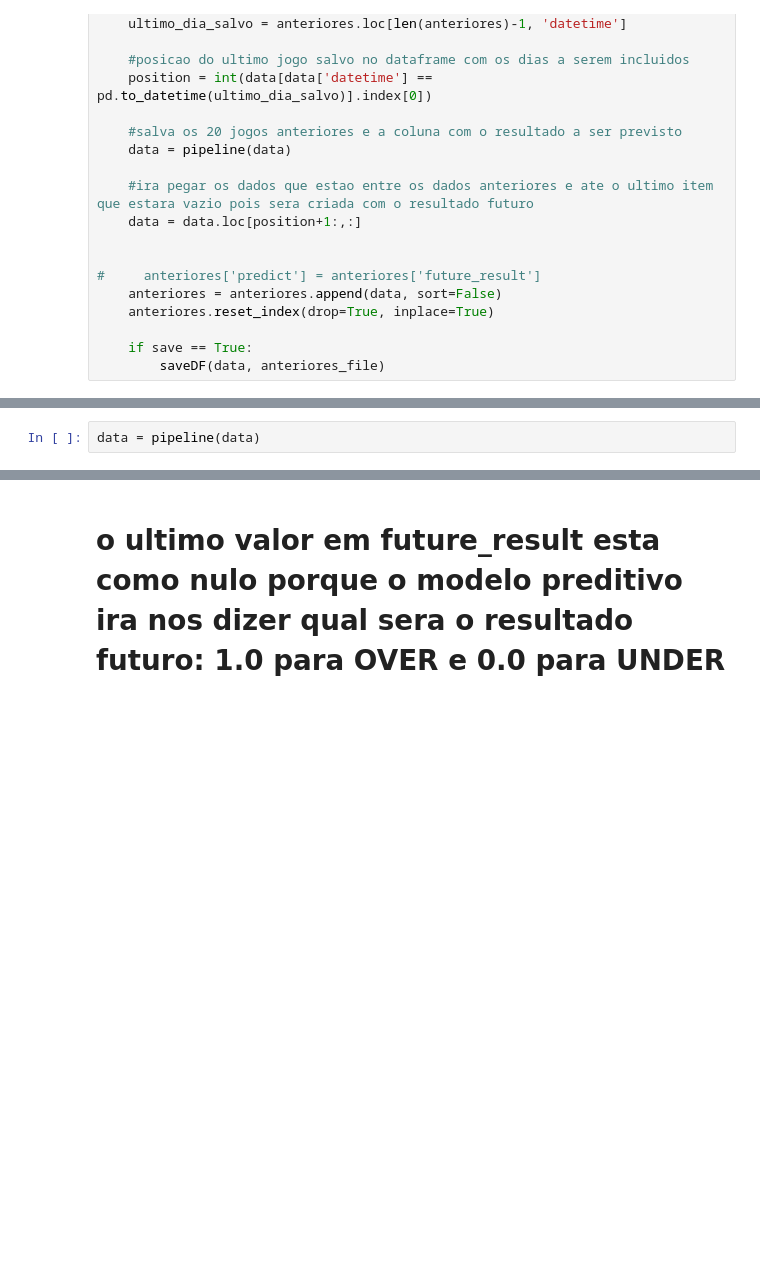
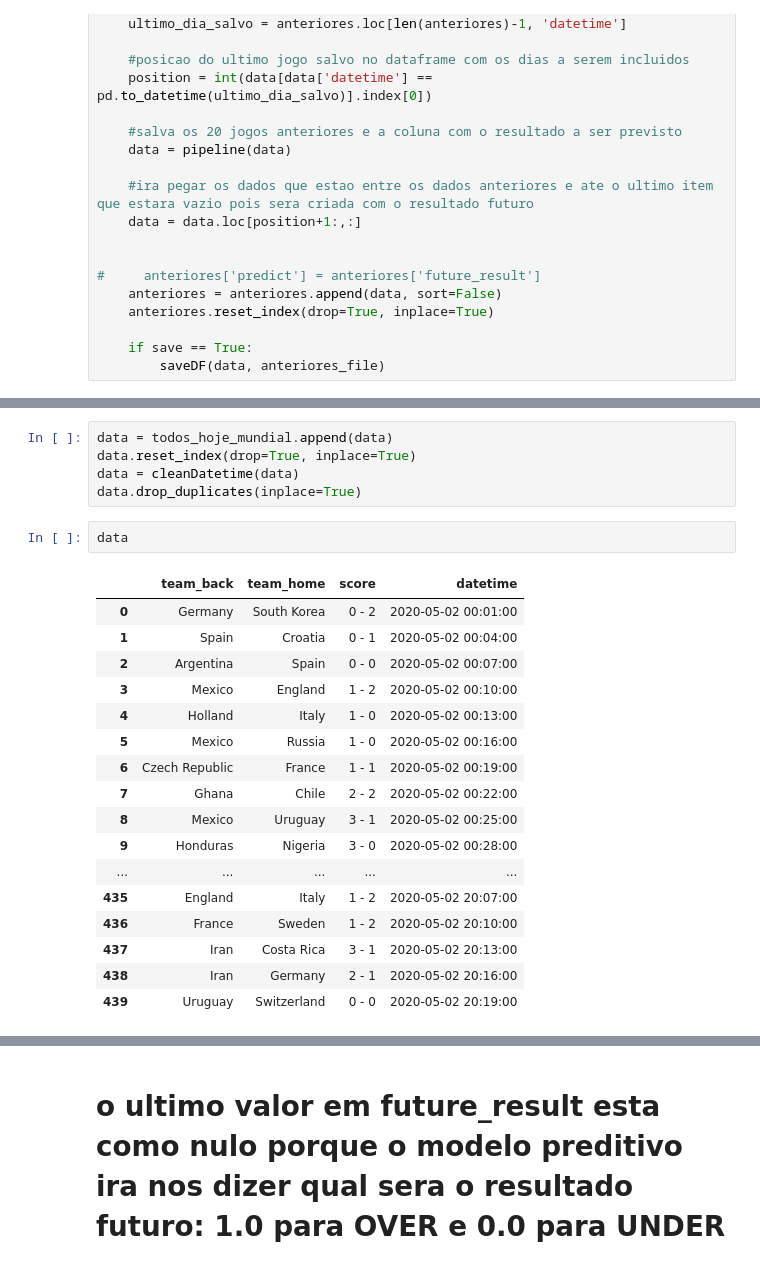
Before and after one commit to nomadbitcoin/ten_minutes_prediction, a Jupyter notebook: futebol_virtual/neural_network.ipynb, the cells around one changed output, grey strips where cells are left out. Saved outputs shown, nothing was run; the diff lists cells and outputs as text; blank space fills up the shorter version.

```diff
--- a/futebol_virtual/neural_network.ipynb
+++ b/futebol_virtual/neural_network.ipynb
@@ -197,2 +420,25 @@ data = cleanDatetime(data)
+# %%
+data = todos_hoje_mundial.append(data)
+data.reset_index(drop=True, inplace=True)
+data = cleanDatetime(data)
+data.drop_duplicates(inplace=True)
 # %%
-data = pipeline(data)
+data
+# %% [output]
+|  | team_back | team_home | score | datetime |
+| 0 | Germany | South Korea | 0 - 2 | 2020-05-02 00:01:00 |
+| 1 | Spain | Croatia | 0 - 1 | 2020-05-02 00:04:00 |
+| 2 | Argentina | Spain | 0 - 0 | 2020-05-02 00:07:00 |
+| 3 | Mexico | England | 1 - 2 | 2020-05-02 00:10:00 |
+| 4 | Holland | Italy | 1 - 0 | 2020-05-02 00:13:00 |
+| 5 | Mexico | Russia | 1 - 0 | 2020-05-02 00:16:00 |
+| 6 | Czech Republic | France | 1 - 1 | 2020-05-02 00:19:00 |
+| 7 | Ghana | Chile | 2 - 2 | 2020-05-02 00:22:00 |
+| 8 | Mexico | Uruguay | 3 - 1 | 2020-05-02 00:25:00 |
+| 9 | Honduras | Nigeria | 3 - 0 | 2020-05-02 00:28:00 |
+| ... | ... | ... | ... | ... |
+| 435 | England | Italy | 1 - 2 | 2020-05-02 20:07:00 |
+| 436 | France | Sweden | 1 - 2 | 2020-05-02 20:10:00 |
+| 437 | Iran | Costa Rica | 3 - 1 | 2020-05-02 20:13:00 |
+| 438 | Iran | Germany | 2 - 1 | 2020-05-02 20:16:00 |
+| 439 | Uruguay | Switzerland | 0 - 0 | 2020-05-02 20:19:00 |
```
Also changed, not shown: parts of 44 cells of this notebook, 3 other files.
